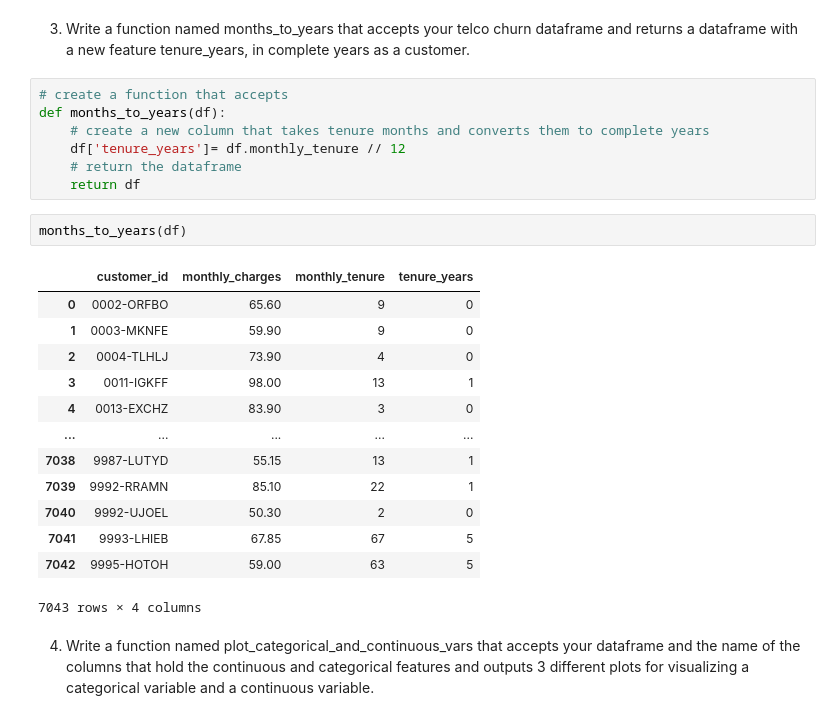
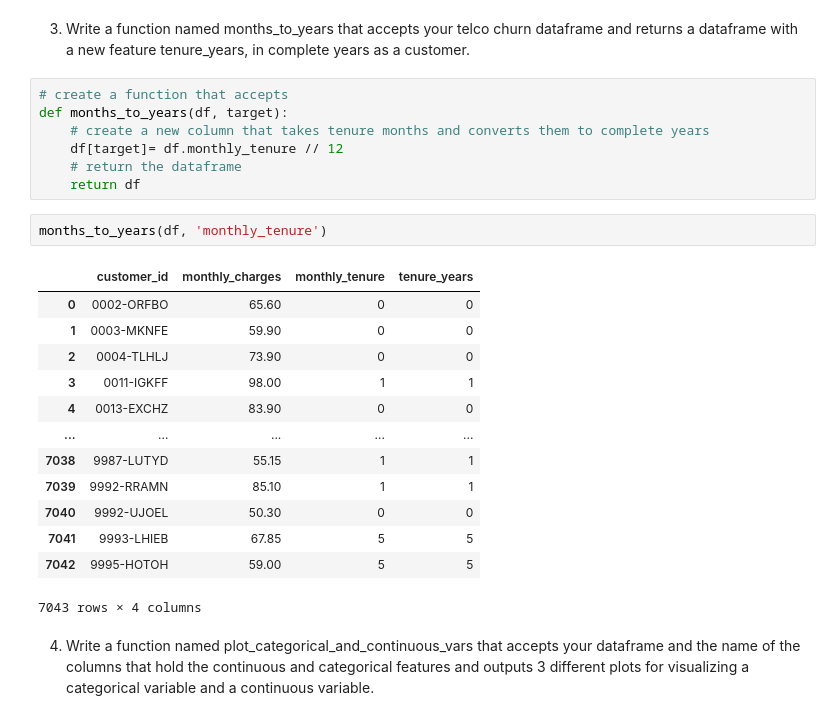
Before and after one commit to rachelrobbinsmayhill/regression-exercises, a Jupyter notebook: explore.ipynb, the cells around one changed output. Cells and saved outputs as stored; diff of their text form.

```diff
--- a/explore.ipynb
+++ b/explore.ipynb
@@ -169,26 +168,26 @@ plot_variable_pairs(train)
 3. Write a function named months_to_years that accepts your telco churn dataframe and returns a dataframe with a new feature tenure_years, in complete years as a customer.
 # %%
 # create a function that accepts
-def months_to_years(df):
+def months_to_years(df, target):
     # create a new column that takes tenure months and converts them to complete years
-    df['tenure_years']= df.monthly_tenure // 12
+    df[target]= df.monthly_tenure // 12
     # return the dataframe
     return df
 # %%
-months_to_years(df)
+months_to_years(df, 'monthly_tenure')
 # %% [output]
 |  | customer_id | monthly_charges | monthly_tenure | tenure_years |
-| 0 | 0002-ORFBO | 65.60 | 9 | 0 |
-| 1 | 0003-MKNFE | 59.90 | 9 | 0 |
-| 2 | 0004-TLHLJ | 73.90 | 4 | 0 |
-| 3 | 0011-IGKFF | 98.00 | 13 | 1 |
-| 4 | 0013-EXCHZ | 83.90 | 3 | 0 |
+| 0 | 0002-ORFBO | 65.60 | 0 | 0 |
+| 1 | 0003-MKNFE | 59.90 | 0 | 0 |
+| 2 | 0004-TLHLJ | 73.90 | 0 | 0 |
+| 3 | 0011-IGKFF | 98.00 | 1 | 1 |
+| 4 | 0013-EXCHZ | 83.90 | 0 | 0 |
 | ... | ... | ... | ... | ... |
-| 7038 | 9987-LUTYD | 55.15 | 13 | 1 |
-| 7039 | 9992-RRAMN | 85.10 | 22 | 1 |
-| 7040 | 9992-UJOEL | 50.30 | 2 | 0 |
-| 7041 | 9993-LHIEB | 67.85 | 67 | 5 |
-| 7042 | 9995-HOTOH | 59.00 | 63 | 5 |
+| 7038 | 9987-LUTYD | 55.15 | 1 | 1 |
+| 7039 | 9992-RRAMN | 85.10 | 1 | 1 |
+| 7040 | 9992-UJOEL | 50.30 | 0 | 0 |
+| 7041 | 9993-LHIEB | 67.85 | 5 | 5 |
+| 7042 | 9995-HOTOH | 59.00 | 5 | 5 |
 7043 rows × 4 columns
 # %% [markdown]
 4. Write a function named plot_categorical_and_continuous_vars that accepts your dataframe and the name of the columns that hold the continuous and categorical features and outputs 3 different plots for visualizing a categorical variable and a continuous variable.
```
Also changed, not shown: parts of 19 cells of this notebook.
